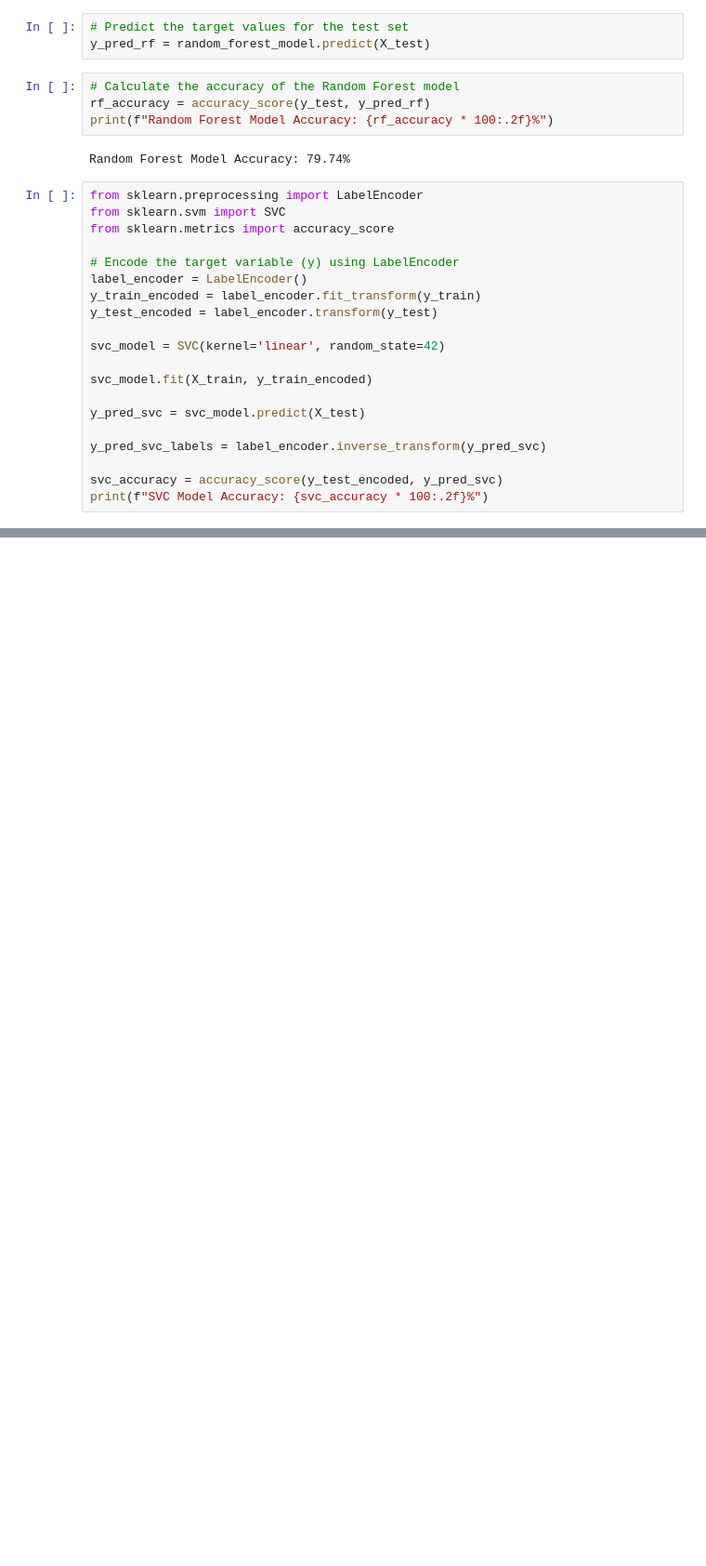
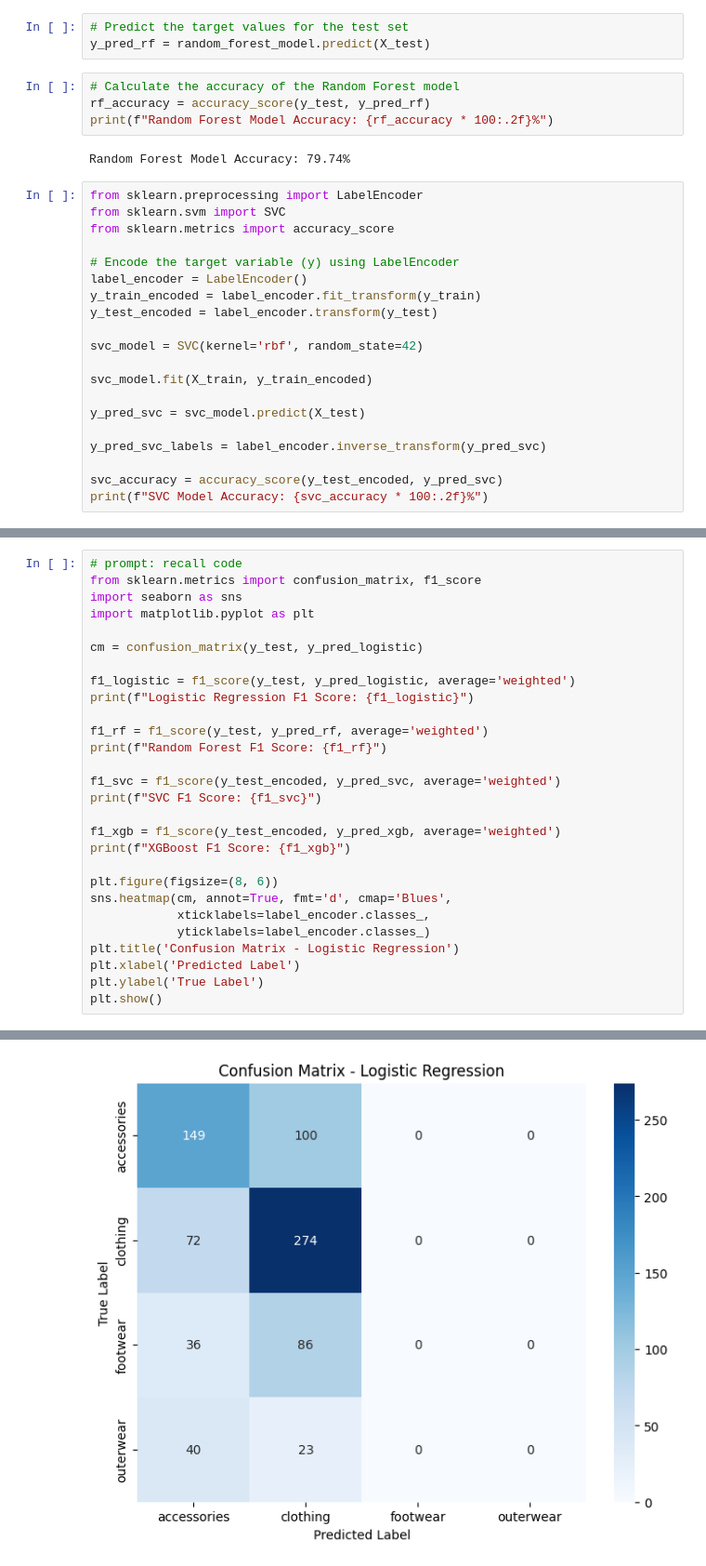
Before and after one commit to sowmyadivi/ML-Project, a Jupyter notebook: project.ipynb, the cells around one changed output, grey strips where cells are left out. Shown at 93% size. Drawn from its saved outputs; the diff is of its cells as text; blank space fills up the shorter version.

```diff
--- a/project.ipynb
+++ b/project.ipynb
@@ -321,7 +321,7 @@ label_encoder = LabelEncoder()
 y_train_encoded = label_encoder.fit_transform(y_train)
 y_test_encoded = label_encoder.transform(y_test)
 
-svc_model = SVC(kernel='linear', random_state=42)
+svc_model = SVC(kernel='rbf', random_state=42)
 
 svc_model.fit(X_train, y_train_encoded)
 
@@ -360,0 +381,29 @@ XGBoost Model Accuracy: 61.54%
+# %%
+# prompt: recall code
+from sklearn.metrics import confusion_matrix, f1_score
+import seaborn as sns
+import matplotlib.pyplot as plt
+
+cm = confusion_matrix(y_test, y_pred_logistic)
+
+f1_logistic = f1_score(y_test, y_pred_logistic, average='weighted')
+print(f"Logistic Regression F1 Score: {f1_logistic}")
+
+f1_rf = f1_score(y_test, y_pred_rf, average='weighted')
+print(f"Random Forest F1 Score: {f1_rf}")
+
+f1_svc = f1_score(y_test_encoded, y_pred_svc, average='weighted')
+print(f"SVC F1 Score: {f1_svc}")
+
+f1_xgb = f1_score(y_test_encoded, y_pred_xgb, average='weighted')
+print(f"XGBoost F1 Score: {f1_xgb}")
+
+plt.figure(figsize=(8, 6))
+sns.heatmap(cm, annot=True, fmt='d', cmap='Blues',
+            xticklabels=label_encoder.classes_,
+            yticklabels=label_encoder.classes_)
+plt.title('Confusion Matrix - Logistic Regression')
+plt.xlabel('Predicted Label')
+plt.ylabel('True Label')
+plt.show()
+# %% [output]
@@ -360,0 +414 @@ XGBoost Model Accuracy: 61.54%
+[figure, added]
```
Also changed, not shown: parts of 6 cells of this notebook.
